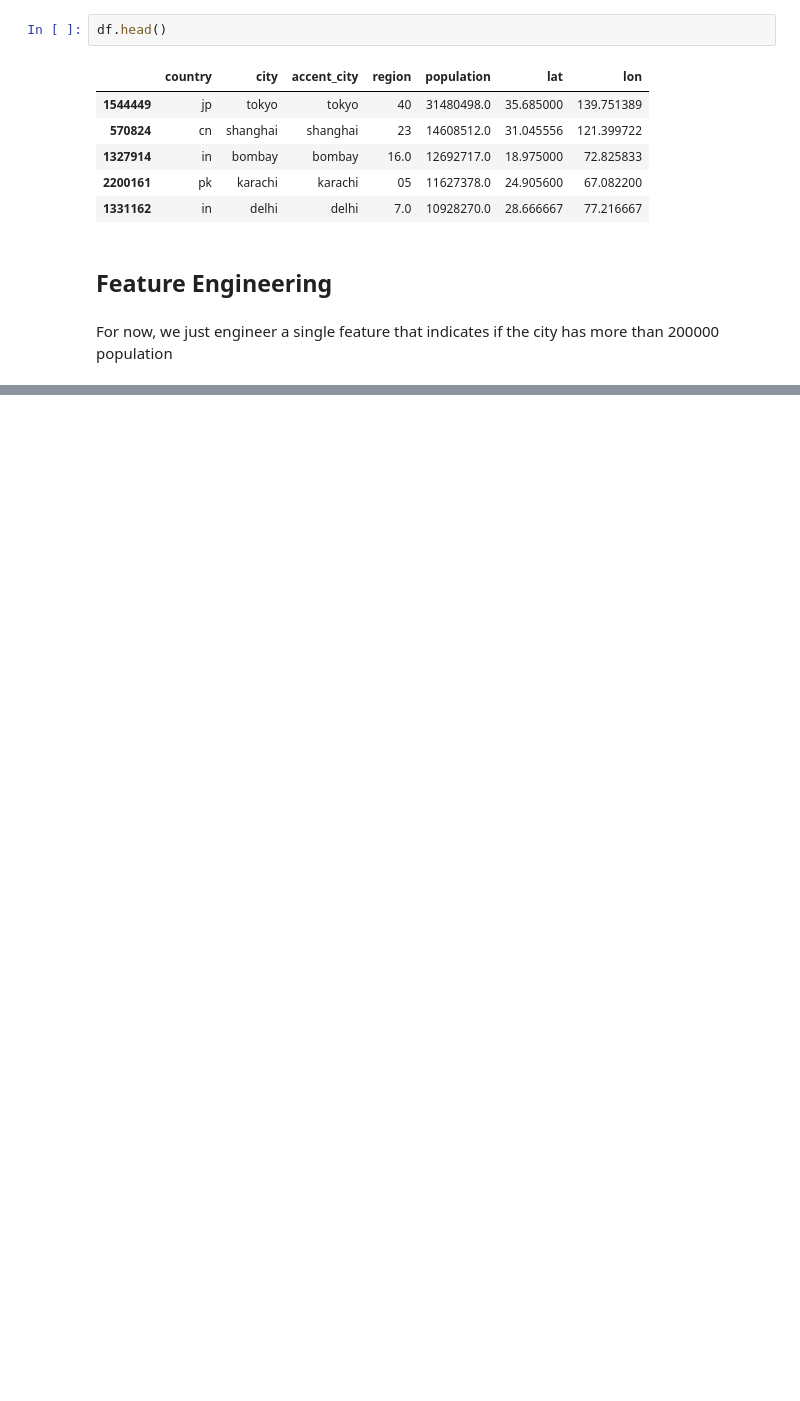
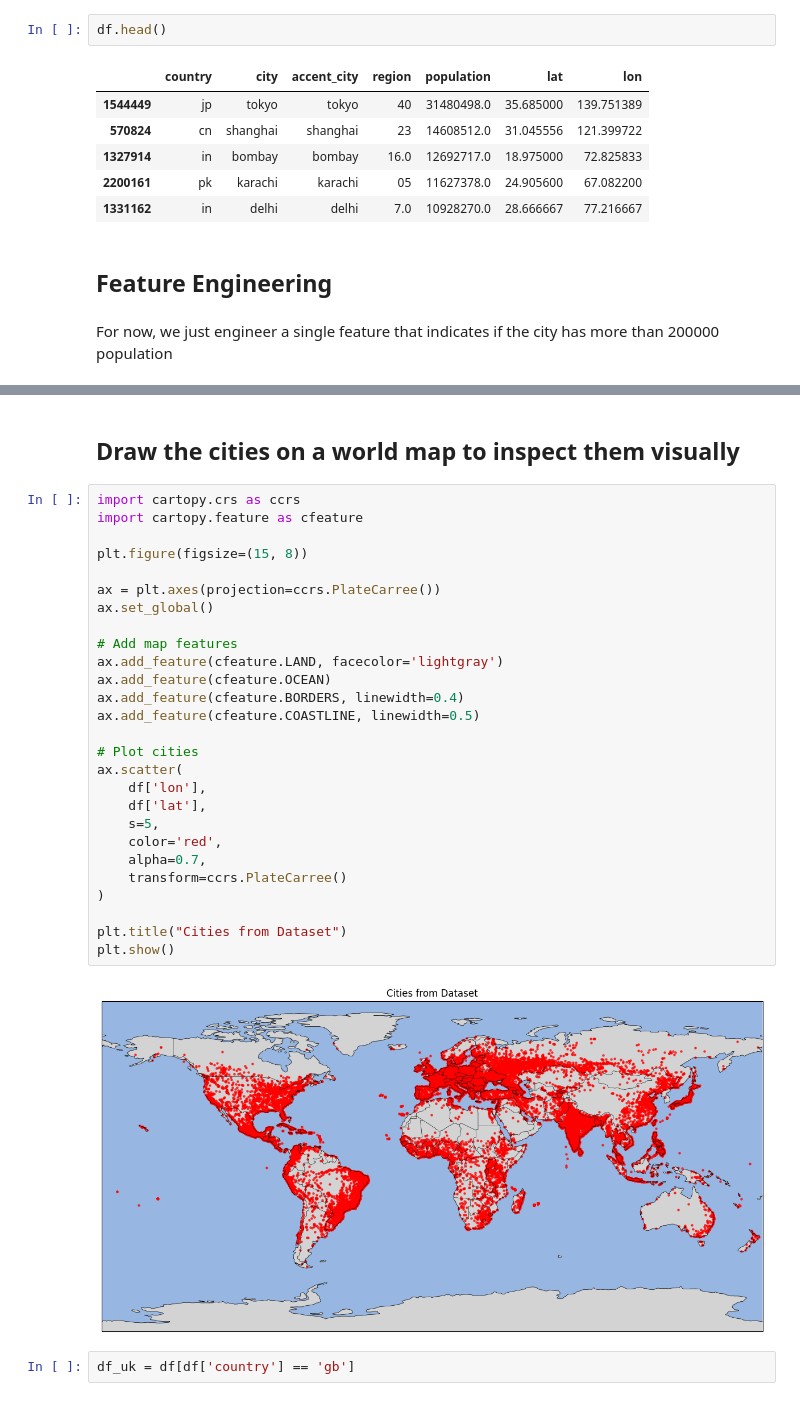
Before and after one commit to aqslky/Around-the-world, a Jupyter notebook: notebooks/01_data_preprocessing.ipynb, the cells around one changed output, grey strips where cells are left out. Saved outputs shown, nothing was run; the diff lists cells and outputs as text; blank space fills up the shorter version.

```diff
--- a/notebooks/01_data_preprocessing.ipynb
+++ b/notebooks/01_data_preprocessing.ipynb
@@ -167,3 +181,36 @@ df.to_csv(DATA_PROC / "worldcities_processed.csv", index=False)
 print("Processed data saved to", DATA_PROC / "worldcities_processed.csv")
 # %% [output]
 Processed data saved to ..\data\processed\worldcities_processed.csv
+# %% [markdown]
+## Draw the cities on a world map to inspect them visually
+# %%
+import cartopy.crs as ccrs
+import cartopy.feature as cfeature
+
+plt.figure(figsize=(15, 8))
+
+ax = plt.axes(projection=ccrs.PlateCarree())
+ax.set_global()
+
+# Add map features
+ax.add_feature(cfeature.LAND, facecolor='lightgray')
+ax.add_feature(cfeature.OCEAN)
+ax.add_feature(cfeature.BORDERS, linewidth=0.4)
+ax.add_feature(cfeature.COASTLINE, linewidth=0.5)
+
+# Plot cities
+ax.scatter(
+    df['lon'],
+    df['lat'],
+    s=5,
+    color='red',
+    alpha=0.7,
+    transform=ccrs.PlateCarree()
+)
+
+plt.title("Cities from Dataset")
+plt.show()
+# %% [output]
+[figure, added]
+# %%
+df_uk = df[df['country'] == 'gb']
```
Also changed, not shown: parts of 12 cells of this notebook.
